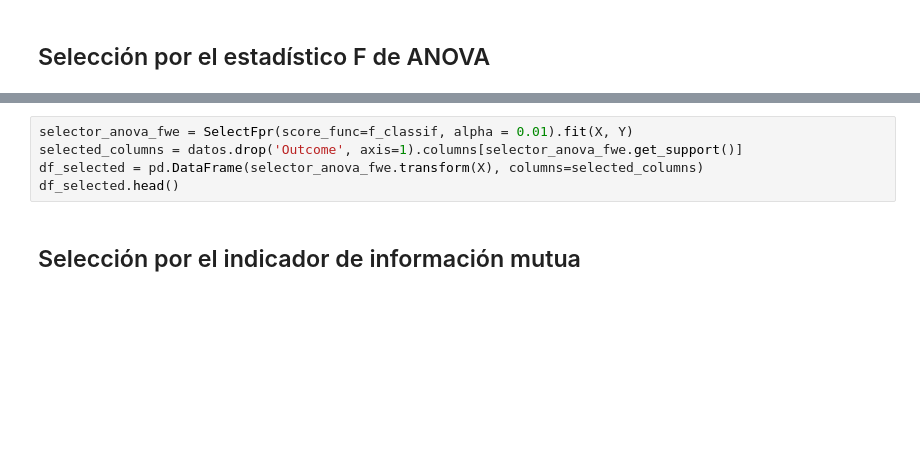
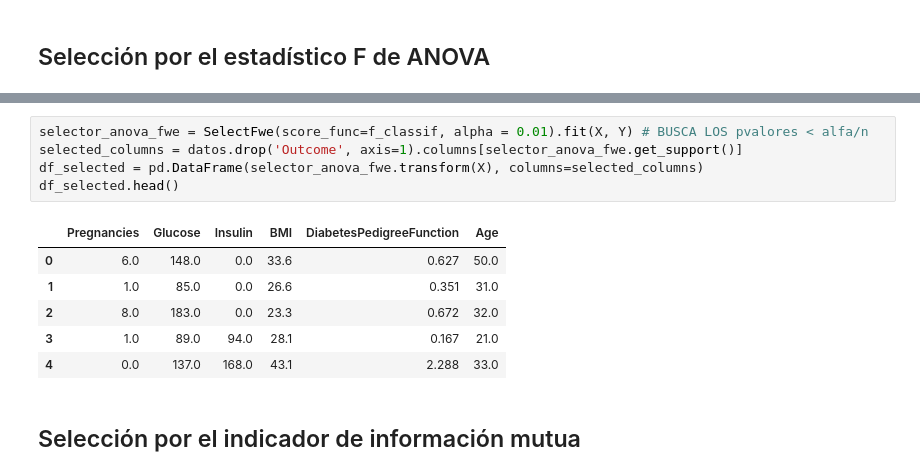
Before and after one commit to jeguns/EP7173, a Jupyter notebook: Unidad 06/Selección_de_atributos_en_modelos_de_clasificación.ipynb, the cells around one changed output, grey strips where cells are left out. Cells and saved outputs as stored; diff of their text form; blank space fills up the shorter version.

```diff
--- a/Unidad 06/Selección_de_atributos_en_modelos_de_clasificación.ipynb
+++ b/Unidad 06/Selección_de_atributos_en_modelos_de_clasificación.ipynb
@@ -150,8 +329,15 @@ df_selected.head()
 # %%
-selector_anova_fwe = SelectFpr(score_func=f_classif, alpha = 0.01).fit(X, Y)
+selector_anova_fwe = SelectFwe(score_func=f_classif, alpha = 0.01).fit(X, Y) # BUSCA LOS pvalores < alfa/n
 selected_columns = datos.drop('Outcome', axis=1).columns[selector_anova_fwe.get_support()]
 df_selected = pd.DataFrame(selector_anova_fwe.transform(X), columns=selected_columns)
 df_selected.head()
+# %% [output]
+|  | Pregnancies | Glucose | Insulin | BMI | DiabetesPedigreeFunction | Age |
+| 0 | 6.0 | 148.0 | 0.0 | 33.6 | 0.627 | 50.0 |
+| 1 | 1.0 | 85.0 | 0.0 | 26.6 | 0.351 | 31.0 |
+| 2 | 8.0 | 183.0 | 0.0 | 23.3 | 0.672 | 32.0 |
+| 3 | 1.0 | 89.0 | 94.0 | 28.1 | 0.167 | 21.0 |
+| 4 | 0.0 | 137.0 | 168.0 | 43.1 | 2.288 | 33.0 |
 # %% [markdown]
 ## Selección por el indicador de información mutua
 # %% [markdown]
```
Also changed, not shown: parts of 78 cells of this notebook.
